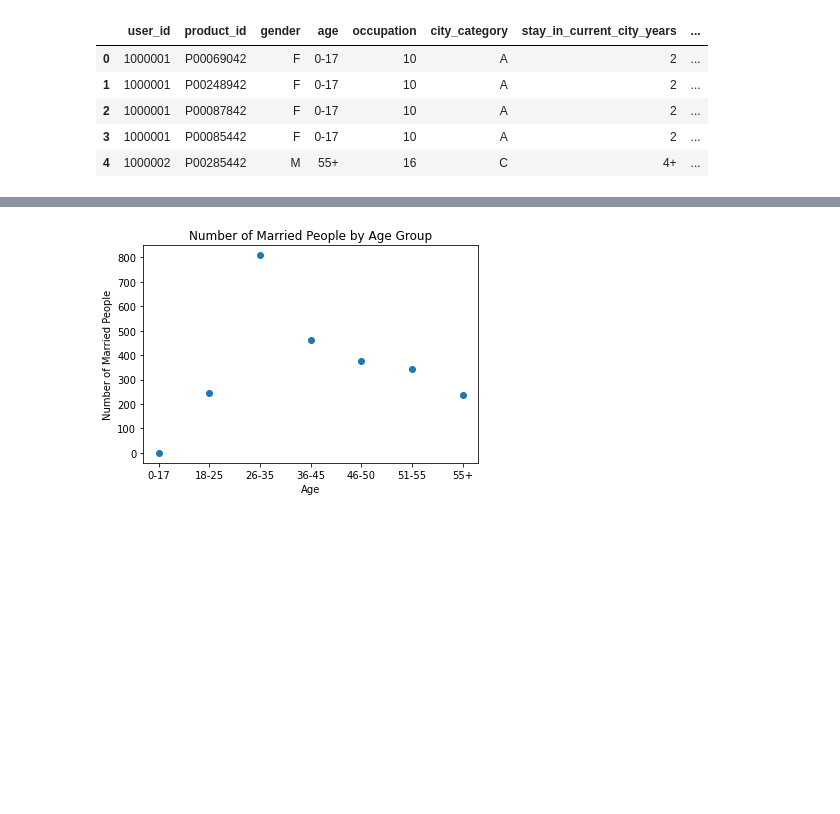
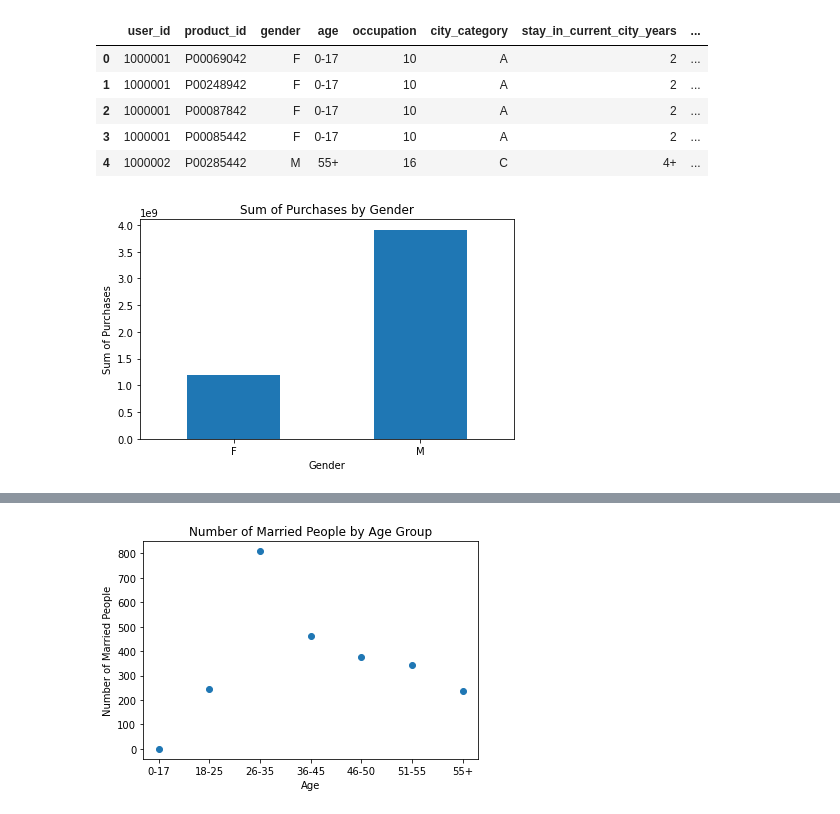
Before and after one commit to Green-Kiwie/Extreme-Couponers-Walmart-Black-Friday, a Jupyter notebook: Final Notebook.ipynb, the cells around one changed output, grey strips where cells are left out. Cells and saved outputs as stored; diff of their text form; code cells hidden in the pictures; blank space fills up the shorter version.

Commit message:
Added more plots

```diff
--- a/Final Notebook.ipynb
+++ b/Final Notebook.ipynb
@@ -17,3 +17,15 @@ df.head()
 | 2 | 1000001 | P00087842 | F | 0-17 | 10 | A | 2 | ... |
 | 3 | 1000001 | P00085442 | F | 0-17 | 10 | A | 2 | ... |
 | 4 | 1000002 | P00285442 | M | 55+ | 16 | C | 4+ | ... |
+# %%
+total_purchase_amounts = df.groupby(['gender'])['purchase'].sum()
+
+total_purchase_amounts.T.plot(kind='bar')
+plt.title("Sum of Purchases by Gender")
+plt.xlabel("Gender")
+plt.ylabel("Sum of Purchases")
+plt.xticks(rotation=0)
+plt.tight_layout()
+plt.show()
+# %% [output]
+[figure, added]
```
Also changed, not shown: parts of 3 cells of this notebook.
